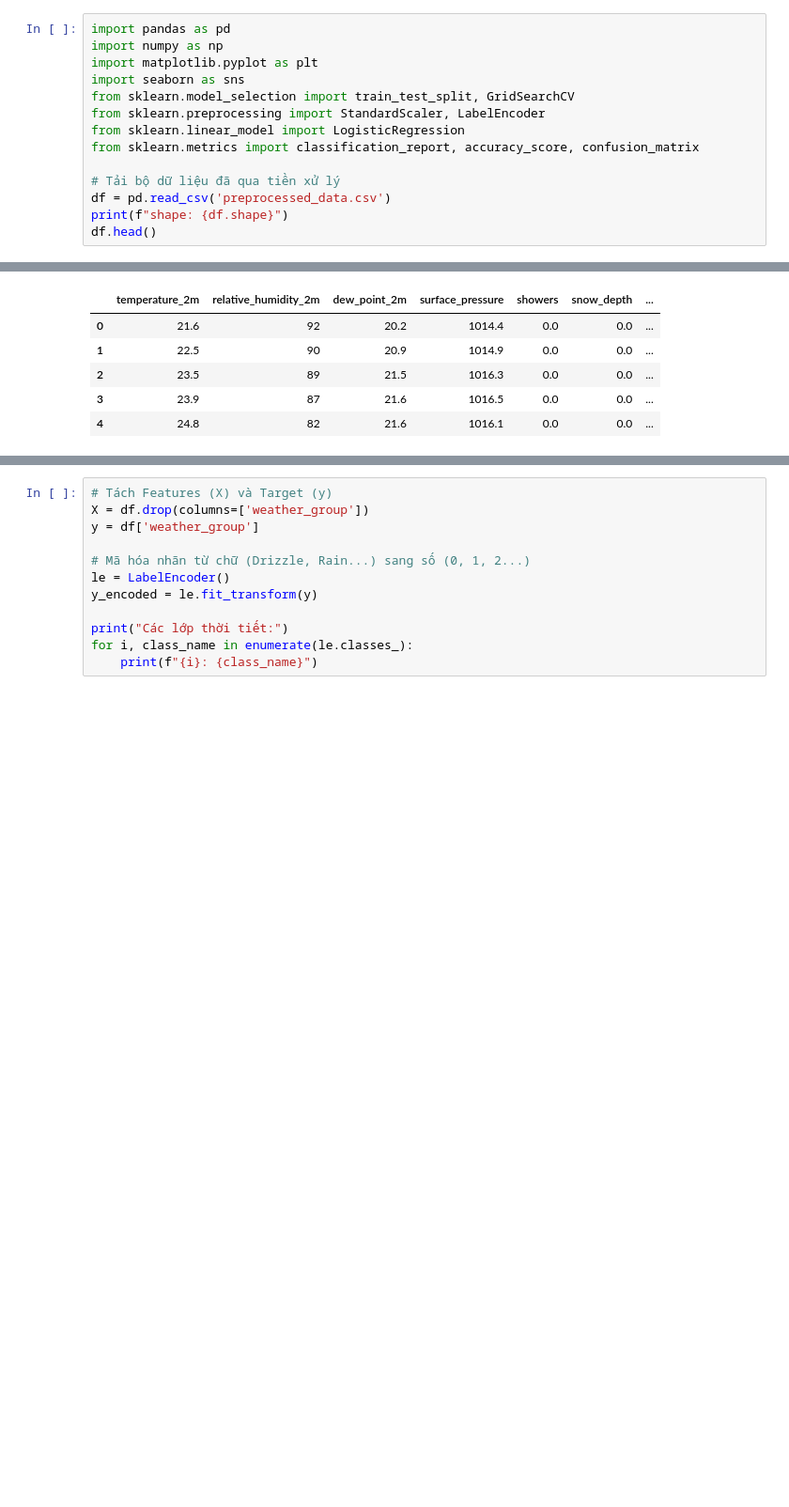
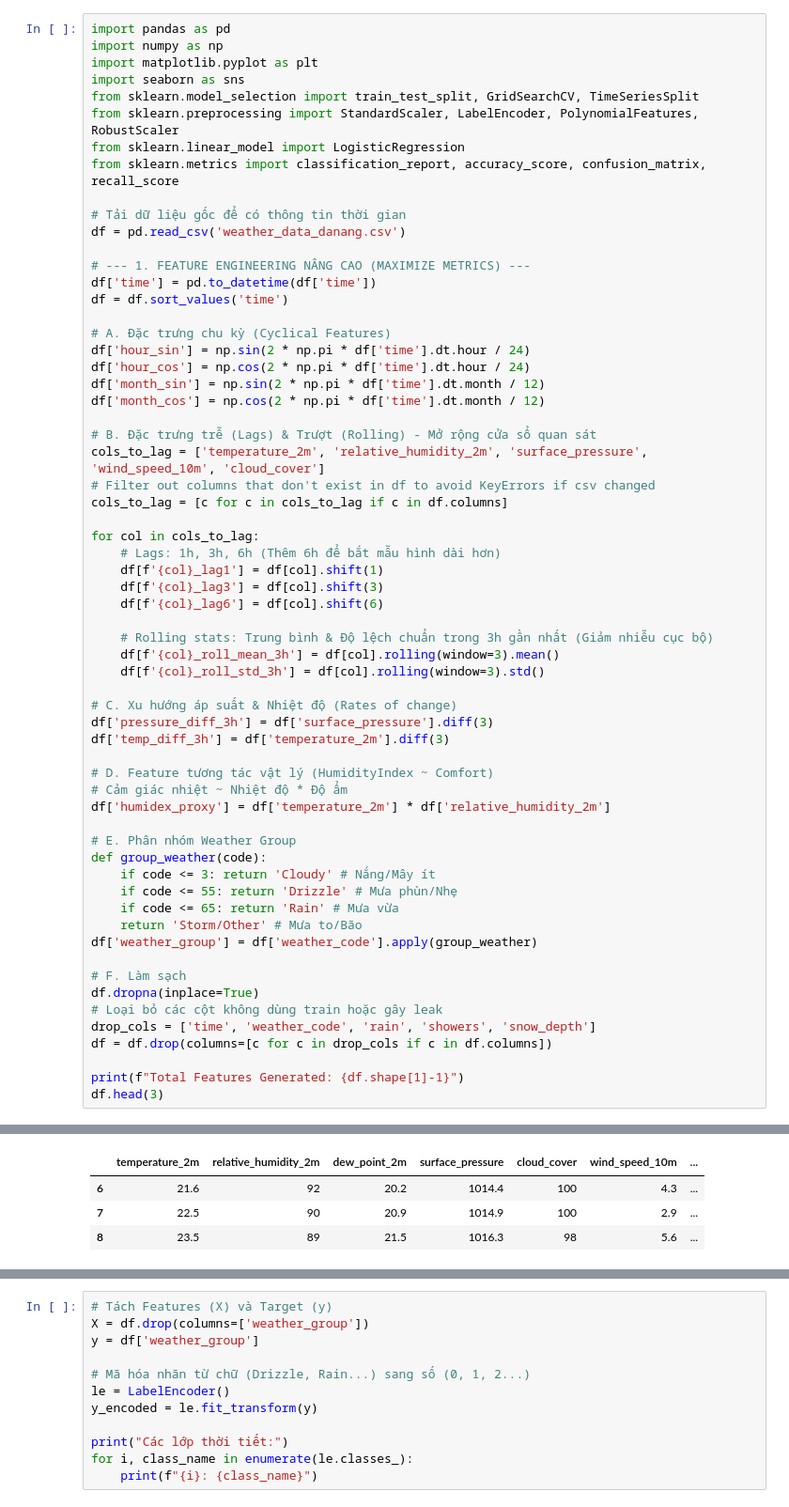
Before and after one commit to MinhHien2004/KHDL, a Jupyter notebook: ThanhDanh.ipynb, the cells around one changed output, grey strips where cells are left out. Shown at 94% size. Cells and saved outputs as stored; diff of their text form; blank space fills up the shorter version.

```diff
--- a/ThanhDanh.ipynb
+++ b/ThanhDanh.ipynb
@@ -3,13 +3,61 @@ import pandas as pd
 import numpy as np
 import matplotlib.pyplot as plt
 import seaborn as sns
-from sklearn.model_selection import train_test_split, GridSearchCV
-from sklearn.preprocessing import StandardScaler, LabelEncoder
+from sklearn.model_selection import train_test_split, GridSearchCV, TimeSeriesSplit
+from sklearn.preprocessing import StandardScaler, LabelEncoder, PolynomialFeatures, RobustScaler
 from sklearn.linear_model import LogisticRegression
-from sklearn.metrics import classification_report, accuracy_score, confusion_matrix
+from sklearn.metrics import classification_report, accuracy_score, confusion_matrix, recall_score
 
-# Tải bộ dữ liệu đã qua tiền xử lý
-df = pd.read_csv('preprocessed_data.csv')
-print(f"shape: {df.shape}")
-df.head()
+# Tải dữ liệu gốc để có thông tin thời gian
+df = pd.read_csv('weather_data_danang.csv')
+
+# --- 1. FEATURE ENGINEERING NÂNG CAO (MAXIMIZE METRICS) ---
+df['time'] = pd.to_datetime(df['time'])
+df = df.sort_values('time')
+
+# A. Đặc trưng chu kỳ (Cyclical Features)
+df['hour_sin'] = np.sin(2 * np.pi * df['time'].dt.hour / 24)
+df['hour_cos'] = np.cos(2 * np.pi * df['time'].dt.hour / 24)
+df['month_sin'] = np.sin(2 * np.pi * df['time'].dt.month / 12)
+df['month_cos'] = np.cos(2 * np.pi * df['time'].dt.month / 12)
+
+# B. Đặc trưng trễ (Lags) & Trượt (Rolling) - Mở rộng cửa sổ quan sát
+cols_to_lag = ['temperature_2m', 'relative_humidity_2m', 'surface_pressure', 'wind_speed_10m', 'cloud_cover']
+# Filter out columns that don't exist in df to avoid KeyErrors if csv changed
+cols_to_lag = [c for c in cols_to_lag if c in df.columns]
+
+for col in cols_to_lag:
+    # Lags: 1h, 3h, 6h (Thêm 6h để bắt mẫu hình dài hơn)
+    df[f'{col}_lag1'] = df[col].shift(1)
+    df[f'{col}_lag3'] = df[col].shift(3)
+    df[f'{col}_lag6'] = df[col].shift(6)
+
+    # Rolling stats: Trung bình & Độ lệch chuẩn trong 3h gần nhất (Giảm nhiễu cục bộ)
+    df[f'{col}_roll_mean_3h'] = df[col].rolling(window=3).mean()
+    df[f'{col}_roll_std_3h'] = df[col].rolling(window=3).std()
+
+# C. Xu hướng áp suất & Nhiệt độ (Rates of change)
+df['pressure_diff_3h'] = df['surface_pressure'].diff(3)
+df['temp_diff_3h'] = df['temperature_2m'].diff(3)
+
+# D. Feature tương tác vật lý (HumidityIndex ~ Comfort)
+# Cảm giác nhiệt ~ Nhiệt độ * Độ ẩm
+df['humidex_proxy'] = df['temperature_2m'] * df['relative_humidity_2m']
+
+# E. Phân nhóm Weather Group
+def group_weather(code):
+    if code <= 3: return 'Cloudy' # Nắng/Mây ít
+    if code <= 55: return 'Drizzle' # Mưa phùn/Nhẹ
+    if code <= 65: return 'Rain' # Mưa vừa
+    return 'Storm/Other' # Mưa to/Bão
+df['weather_group'] = df['weather_code'].apply(group_weather)
+
+# F. Làm sạch
+df.dropna(inplace=True)
+# Loại bỏ các cột không dùng train hoặc gây leak
+drop_cols = ['time', 'weather_code', 'rain', 'showers', 'snow_depth']
+df = df.drop(columns=[c for c in drop_cols if c in df.columns])
+
+print(f"Total Features Generated: {df.shape[1]-1}")
+df.head(3)
 # %% [output]
@@ -17,6 +65,4 @@ shape: (17562, 24)
-|  | temperature_2m | relative_humidity_2m | dew_point_2m | surface_pressure | showers | snow_depth | ... |
-| 0 | 21.6 | 92 | 20.2 | 1014.4 | 0.0 | 0.0 | ... |
-| 1 | 22.5 | 90 | 20.9 | 1014.9 | 0.0 | 0.0 | ... |
-| 2 | 23.5 | 89 | 21.5 | 1016.3 | 0.0 | 0.0 | ... |
-| 3 | 23.9 | 87 | 21.6 | 1016.5 | 0.0 | 0.0 | ... |
-| 4 | 24.8 | 82 | 21.6 | 1016.1 | 0.0 | 0.0 | ... |
+|  | temperature_2m | relative_humidity_2m | dew_point_2m | surface_pressure | cloud_cover | wind_speed_10m | ... |
+| 6 | 21.6 | 92 | 20.2 | 1014.4 | 100 | 4.3 | ... |
+| 7 | 22.5 | 90 | 20.9 | 1014.9 | 100 | 2.9 | ... |
+| 8 | 23.5 | 89 | 21.5 | 1016.3 | 98 | 5.6 | ... |
```
Also changed, not shown: parts of 7 cells of this notebook, 3 other files.
